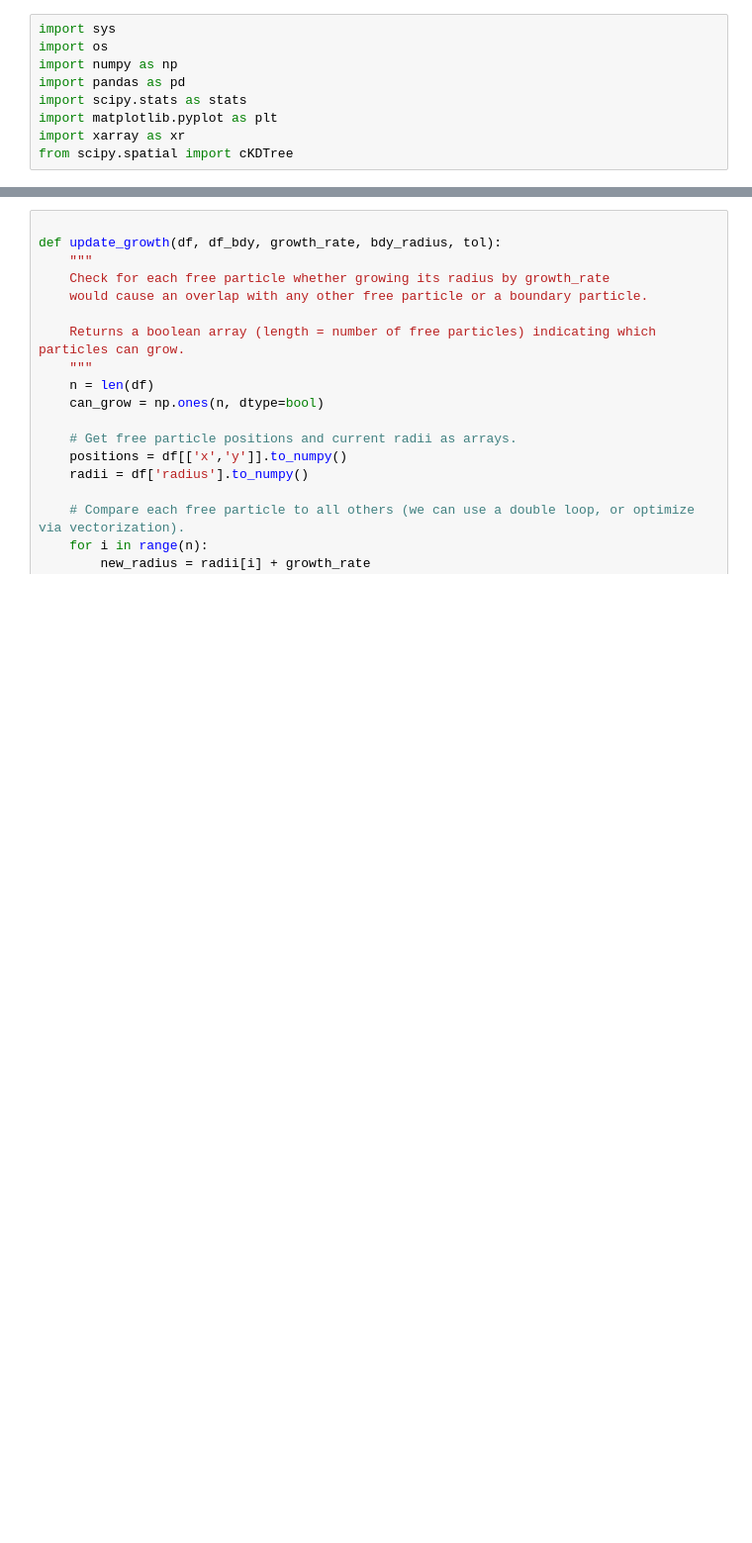
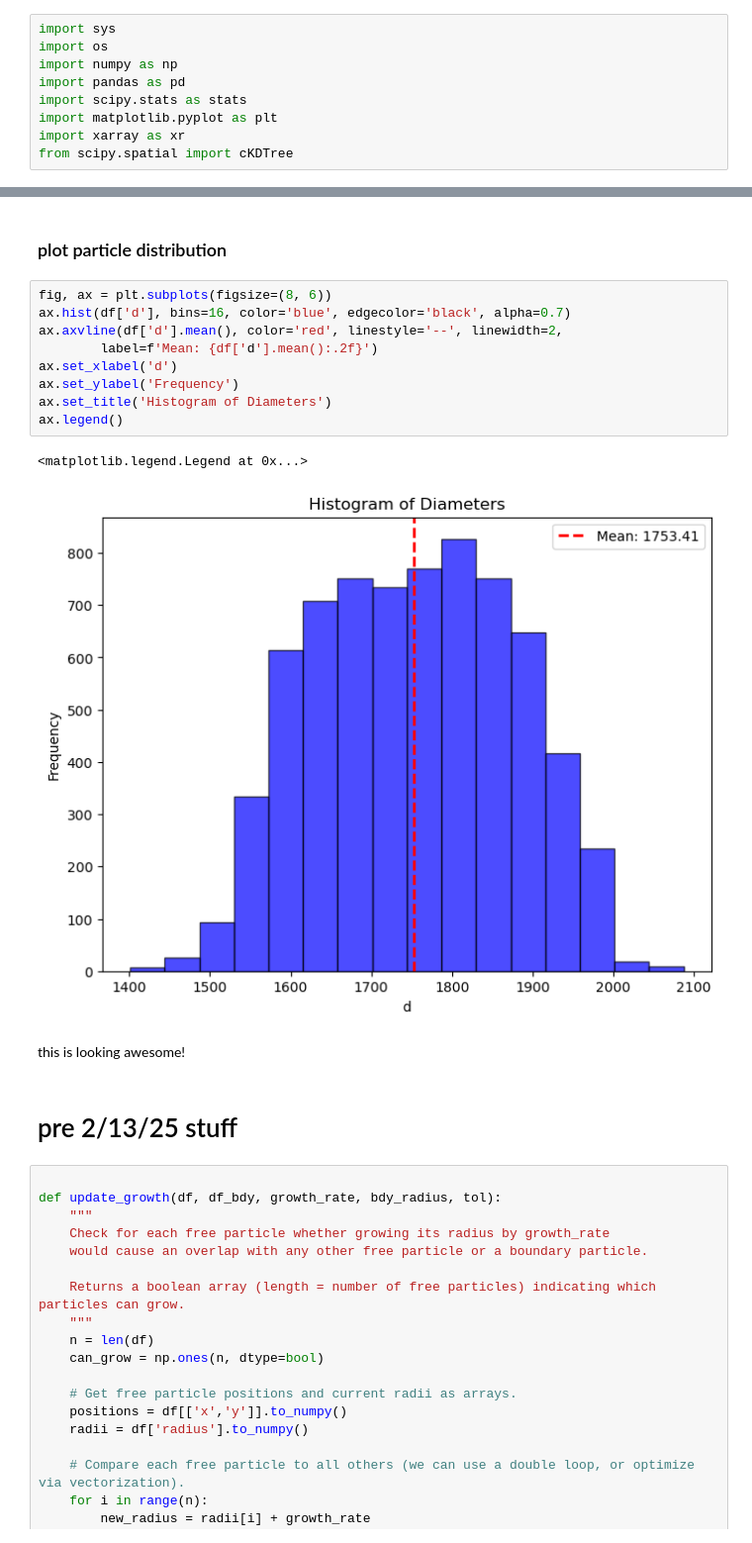
Before and after one commit to lexiarlen/LIGGGHTS_SEAICE, a Jupyter notebook: lexi_tests/nares/simulations/create_packing/test_pack_code.ipynb, the cells around one changed output, grey strips where cells are left out. Shown at 99% size. Drawn from its saved outputs; the diff is of its cells as text; blank space fills up the shorter version.

```diff
--- a/lexi_tests/nares/simulations/create_packing/test_pack_code.ipynb
+++ b/lexi_tests/nares/simulations/create_packing/test_pack_code.ipynb
@@ -10,3 +248,21 @@ from scipy.spatial import cKDTree
+# %% [markdown]
+### plot particle distribution
+# %%
+fig, ax = plt.subplots(figsize=(8, 6))
+ax.hist(df['d'], bins=16, color='blue', edgecolor='black', alpha=0.7)
+ax.axvline(df['d'].mean(), color='red', linestyle='--', linewidth=2,
+        label=f'Mean: {df['d'].mean():.2f}')
+ax.set_xlabel('d')
+ax.set_ylabel('Frequency')
+ax.set_title('Histogram of Diameters')
+ax.legend()
+# %% [output]
+<matplotlib.legend.Legend at 0x...>
+[figure, added]
+# %% [markdown]
+this is looking awesome!
+# %% [markdown]
+# pre 2/13/25 stuff
 # %%
 
 def update_growth(df, df_bdy, growth_rate, bdy_radius, tol):
```
Also changed, not shown: parts of 11 cells of this notebook, 4 other files.
